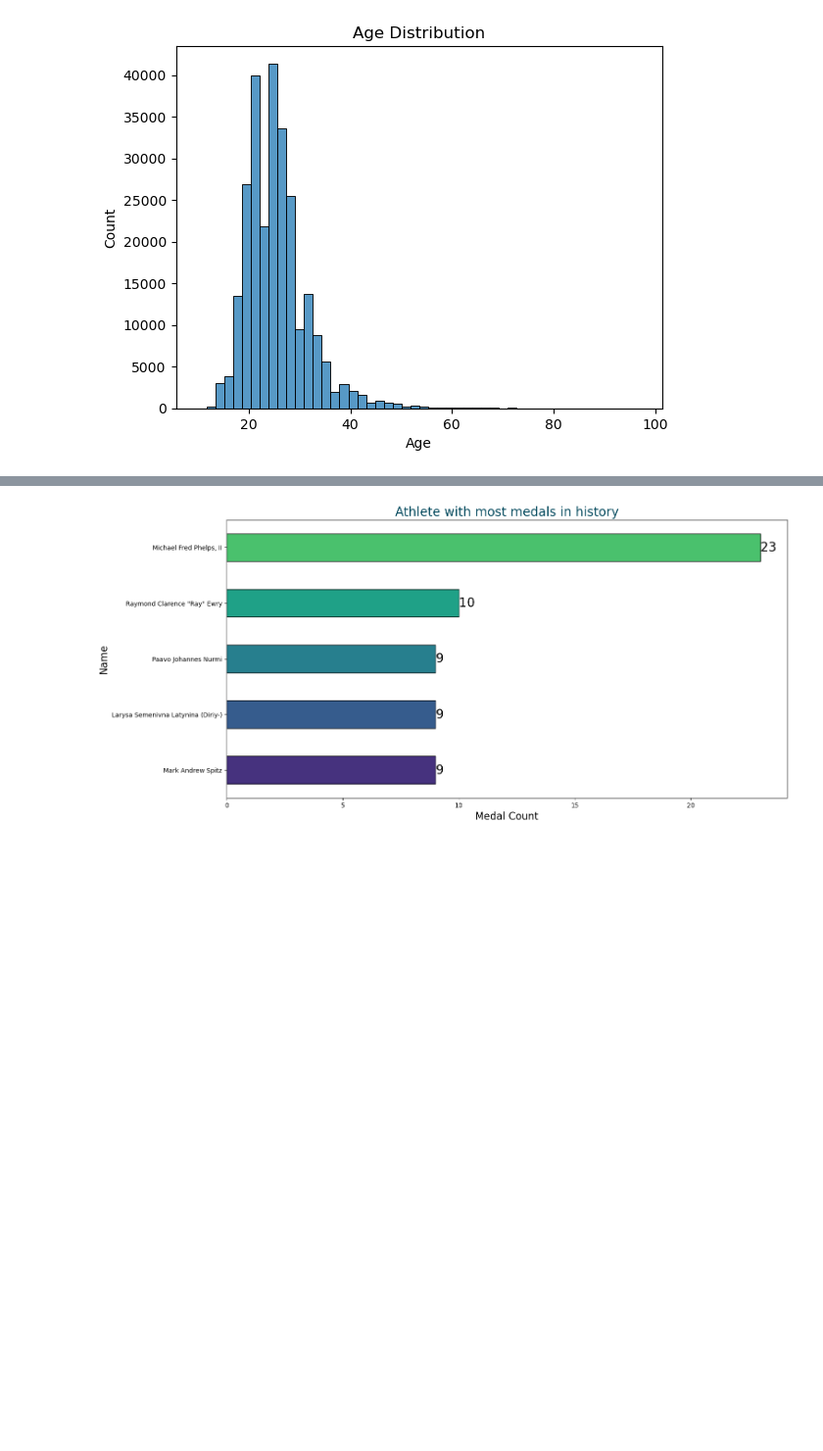
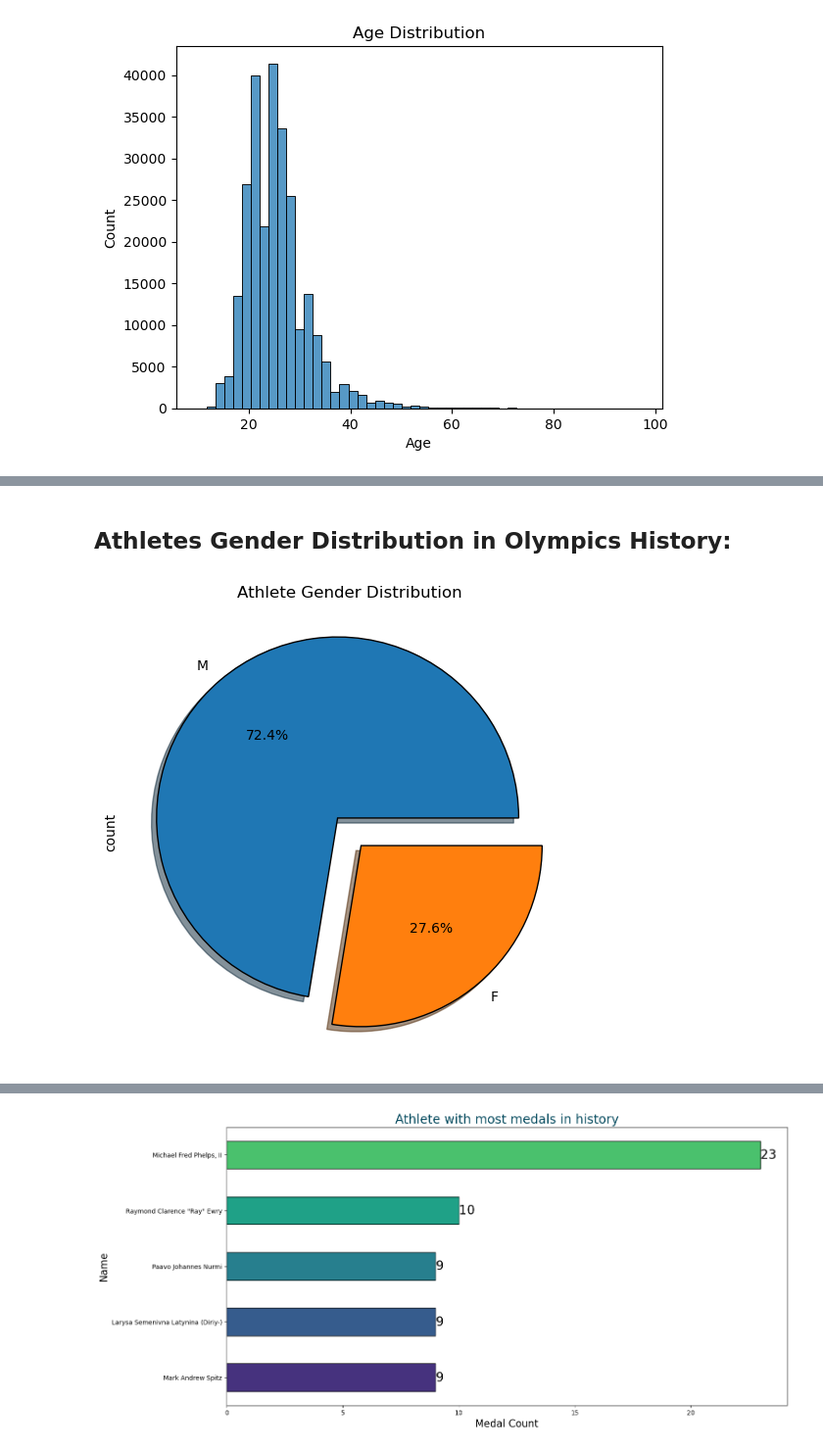
Before and after one commit to igooku/120-Years-of-Olympic-history-, a Jupyter notebook: 120 years of Olympic history analysis.ipynb, the cells around one changed output, grey strips where cells are left out. Shown at 98% size. Drawn from its saved outputs; the diff is of its cells as text; code cells hidden in the pictures; blank space fills up the shorter version.

```diff
--- a/120 years of Olympic history analysis.ipynb
+++ b/120 years of Olympic history analysis.ipynb
@@ -217,0 +235,8 @@ df_olympic['Age'].min()
+# %% [markdown]
+## Athletes Gender Distribution in Olympics History:
+# %%
+df_olympic['Sex'].value_counts().plot(kind = 'pie', figsize = [10,6],autopct='%1.1f%%', explode = (0.1, 0.1),shadow = True ,wedgeprops = {"edgecolor": "black"});
+plt.title('Athlete Gender Distribution', fontsize = 12)
+plt.show()
+# %% [output]
+[figure, added]
```
Also changed, not shown: parts of 14 cells of this notebook, 2 other files.
